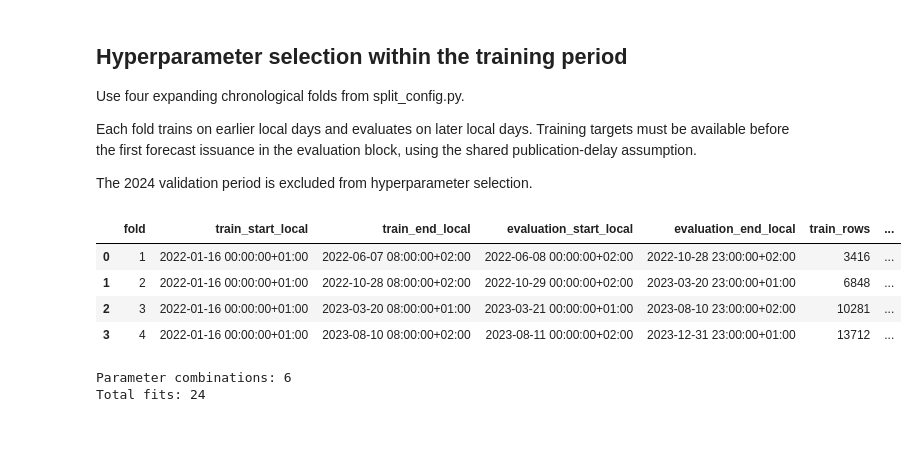
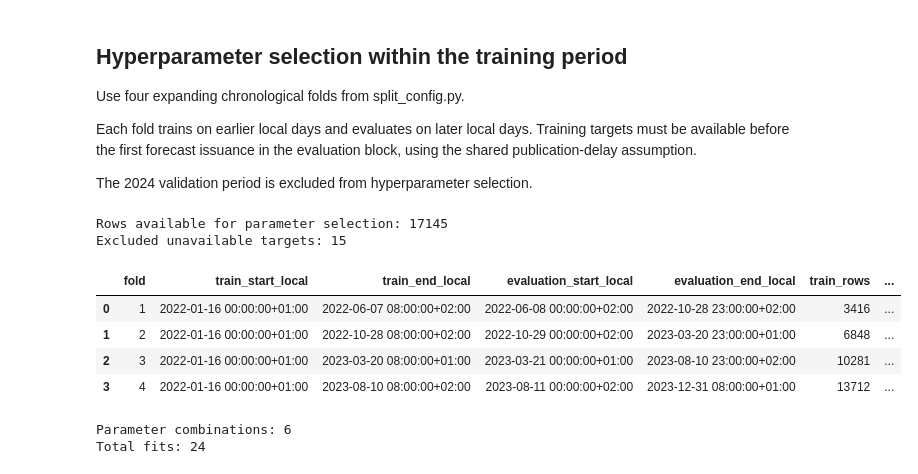
Before and after one commit to martinaaaaa-maaaa/italy-electricity-load-forecasting, a Jupyter notebook: notebooks/marco/02_lightgbm_prediction_intervals.ipynb, the cells around one changed output. Saved outputs shown, nothing was run; the diff lists cells and outputs as text; code cells hidden in the pictures; blank space fills up the shorter version.

Commit message:
Fix tuning cutoff and audit conformal intervals and holiday coverage

```diff
--- a/notebooks/marco/02_lightgbm_prediction_intervals.ipynb
+++ b/notebooks/marco/02_lightgbm_prediction_intervals.ipynb
@@ -253,9 +249,26 @@ in the evaluation block, using the shared publication-delay assumption.
 
 The 2024 validation period is excluded from hyperparameter selection.
 # %%
+# Hyperparameter selection must use only targets available
+# at the first validation forecast cutoff.
+tuning_cutoff = config.cutoff_timestamps(
+    val.index[:1]
+)[0].tz_convert("UTC")
+
+tuning_available_at = train.index + pd.Timedelta(
+    hours=config.PUBLICATION_LAG_HOURS
+)
+
+tuning_train = train.loc[
+    tuning_available_at <= tuning_cutoff
+].copy()
+
+print("Rows available for parameter selection:", len(tuning_train))
+print("Excluded unavailable targets:", len(train) - len(tuning_train))
+
 # Generate expanding folds using the shared local-day rules.
 fold_days = config.chronological_local_day_folds(
-    train.index,
+    tuning_train.index,
     n_splits=4,
 )
 
@@ -266,8 +279,8 @@ for fold_number, (fit_days, evaluation_days) in enumerate(
     fold_days,
     start=1,
 ):
-    fit_rows = config.rows_on_local_days(train, fit_days)
-    evaluation_rows = config.rows_on_local_days(train, evaluation_days)
+    fit_rows = config.rows_on_local_days(tuning_train, fit_days)
+    evaluation_rows = config.rows_on_local_days(tuning_train, evaluation_days)
 
     # Find the issuance time for the first day being predicted.
     first_cutoff = config.cutoff_timestamps(
@@ -291,34 +304,36 @@ for fold_number, (fit_days, evaluation_days) in enumerate(
         "evaluation_index": evaluation_rows.index,
     })
 
     fold_summary.append({
         "fold": fold_number,
         "train_start_local": eligible_fit_rows.index.min().tz_convert(
             config.LOCAL_TZ
         ),
         "train_end_local": eligible_fit_rows.index.max().tz_convert(
             config.LOCAL_TZ
         ),
         "evaluation_start_local": evaluation_rows.index.min().tz_convert(
             config.LOCAL_TZ
         ),
         "evaluation_end_local": evaluation_rows.index.max().tz_convert(
             config.LOCAL_TZ
         ),
         "train_rows": len(eligible_fit_rows),
         "evaluation_rows": len(evaluation_rows),
         "excluded_unavailable_targets": int((~available_mask).sum()),
     })
 
 fold_summary_df = pd.DataFrame(fold_summary)
 
 display(fold_summary_df)
 # %% [output]
+Rows available for parameter selection: 17145
+Excluded unavailable targets: 15
 |  | fold | train_start_local | train_end_local | evaluation_start_local | evaluation_end_local | train_rows | ... |
 | 0 | 1 | 2022-01-16 00:00:00+01:00 | 2022-06-07 08:00:00+02:00 | 2022-06-08 00:00:00+02:00 | 2022-10-28 23:00:00+02:00 | 3416 | ... |
 | 1 | 2 | 2022-01-16 00:00:00+01:00 | 2022-10-28 08:00:00+02:00 | 2022-10-29 00:00:00+02:00 | 2023-03-20 23:00:00+01:00 | 6848 | ... |
 | 2 | 3 | 2022-01-16 00:00:00+01:00 | 2023-03-20 08:00:00+01:00 | 2023-03-21 00:00:00+01:00 | 2023-08-10 23:00:00+02:00 | 10281 | ... |
-| 3 | 4 | 2022-01-16 00:00:00+01:00 | 2023-08-10 08:00:00+02:00 | 2023-08-11 00:00:00+02:00 | 2023-12-31 23:00:00+01:00 | 13712 | ... |
+| 3 | 4 | 2022-01-16 00:00:00+01:00 | 2023-08-10 08:00:00+02:00 | 2023-08-11 00:00:00+02:00 | 2023-12-31 08:00:00+01:00 | 13712 | ... |
 # %%
 from sklearn.model_selection import ParameterGrid
 
```
Also changed, not shown: parts of 11 cells of this notebook, 7 other files.
